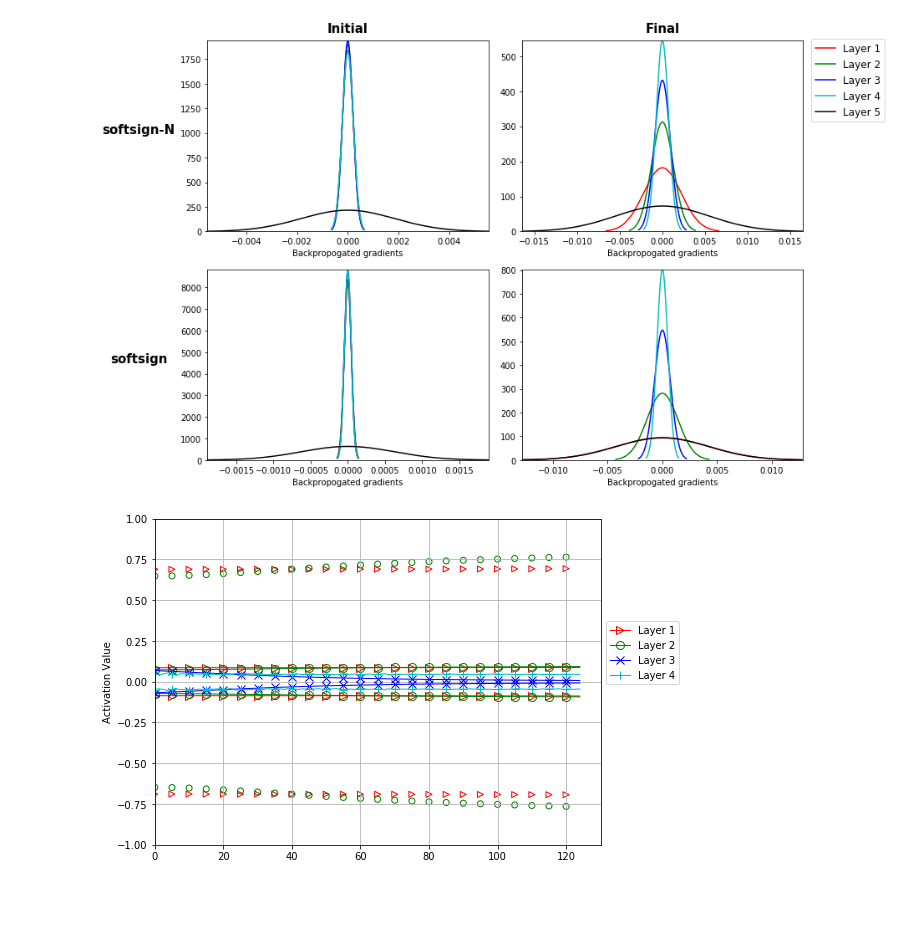
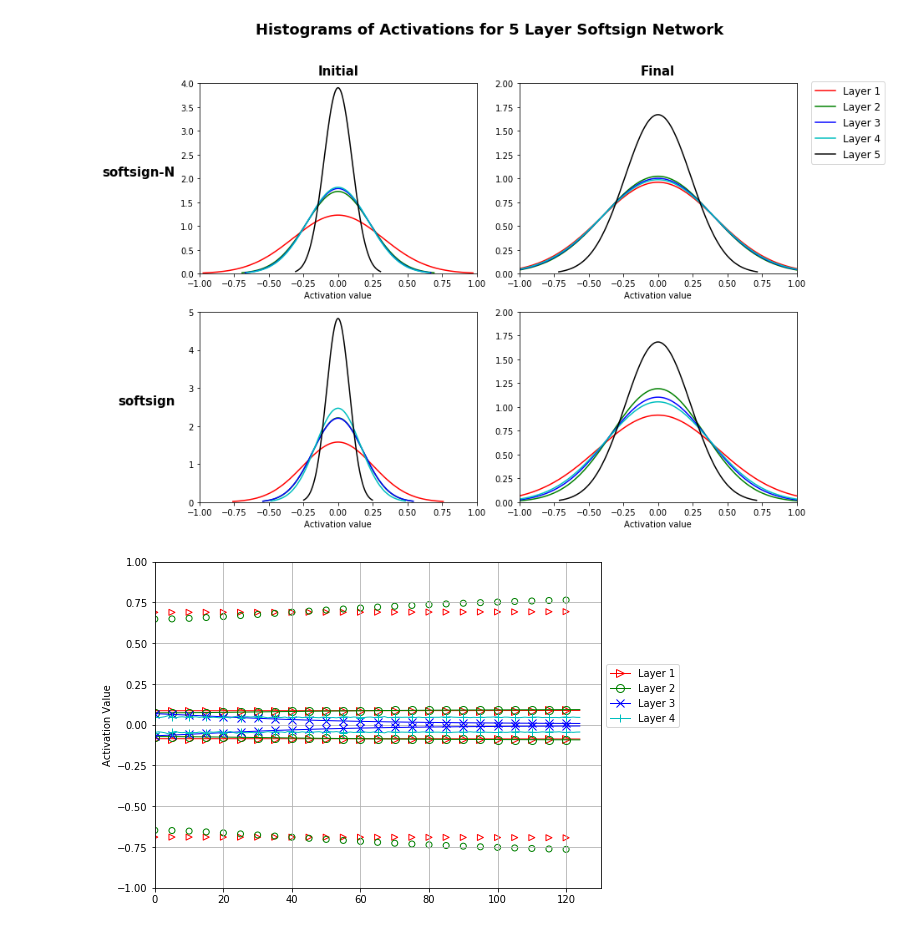
Before and after one commit to MokoSan/XavierInitializationExperiments, a Jupyter notebook: src/visualization/ActivationStudy.ipynb, the cells around one changed output. Cells and saved outputs as stored; diff of their text form; code cells hidden in the pictures; blank space fills up the shorter version.

Commit message:
Uniform plots and updated notebook

```diff
--- a/src/visualization/ActivationStudy.ipynb
+++ b/src/visualization/ActivationStudy.ipynb
@@ -64,9 +65,6 @@ def plot_histogram(filename, index, ax=None):
 
     return ax
 # %%
-import os
-
-
 fig, axes = plt.subplots(2, 2, figsize=(12,8))
 
 counter = 0
@@ -77,37 +75,40 @@ for i in ['softsign']:
 
         for l in [1]:
 
-            for f in ['gradients']:
+            for f in ['activations']:
 
-                for p in [0, -2]:
+                for p in [0, -1]:
 
                     filename = 'logs/shapeset-' + i + '-' + N + '-' + str(l) + '-history-' + f + '.h5'
 
                     fname = os.path.join(os.path.dirname(os.getcwd()), filename)
 
                     L = plot_histogram(filename=fname, index=p, ax=axes.flat[counter])
 
                     if counter==0:
                         L.set_title('Initial', fontsize=15, weight='bold', pad=10)
                         L.set_ylabel(i + '-' + N, fontsize=15, weight='bold', rotation=0, labelpad=50)
 
 
                     if counter==1:
                         L.set_title('Final', fontsize=15, weight='bold', pad=10)
 
 
                     if counter==2:
 
                         L.set_ylabel(i, fontsize=15, weight='bold', rotation=0, labelpad=50)
 
                     counter += 1
 
 fig.legend(*L.get_legend_handles_labels(), loc='upper right', bbox_to_anchor=(1.1,0.951), fontsize=12);
 fig.tight_layout()
+fig.suptitle('Histograms of Activations for 5 Layer Softsign Network', fontsize=18, weight='bold', y=1.07, x=0.55);
+#fig.suptitle('Histograms of Gradients for 4 Layer Sigmoid Network', fontsize=18, weight='bold', y=1.07, x=0.55);
 
-fig.savefig('softsign_grads.png', bbox_inches='tight', format='png')
+fig.savefig('histogram/softsign.png', bbox_inches='tight', format='png')
+#fig.savefig('histogram/sigmoid4layer_grads.png', bbox_inches='tight', format='png')
 # %% [output]
-[figure, old version]
+[figure, new version]
 # %%
 def plot_marker(filename, marker_type='std', percentile=None, join=False, ax=None):
 
```
Also changed, not shown: parts of 2 cells of this notebook, 17 other files.
